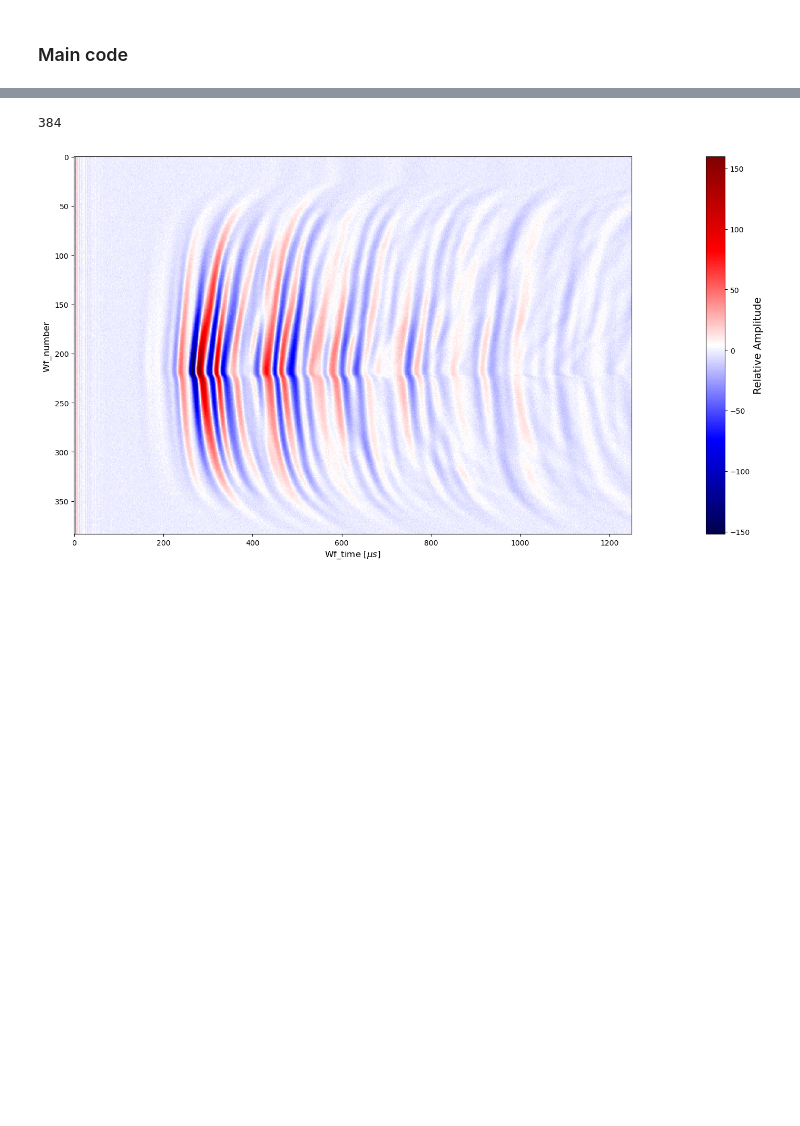
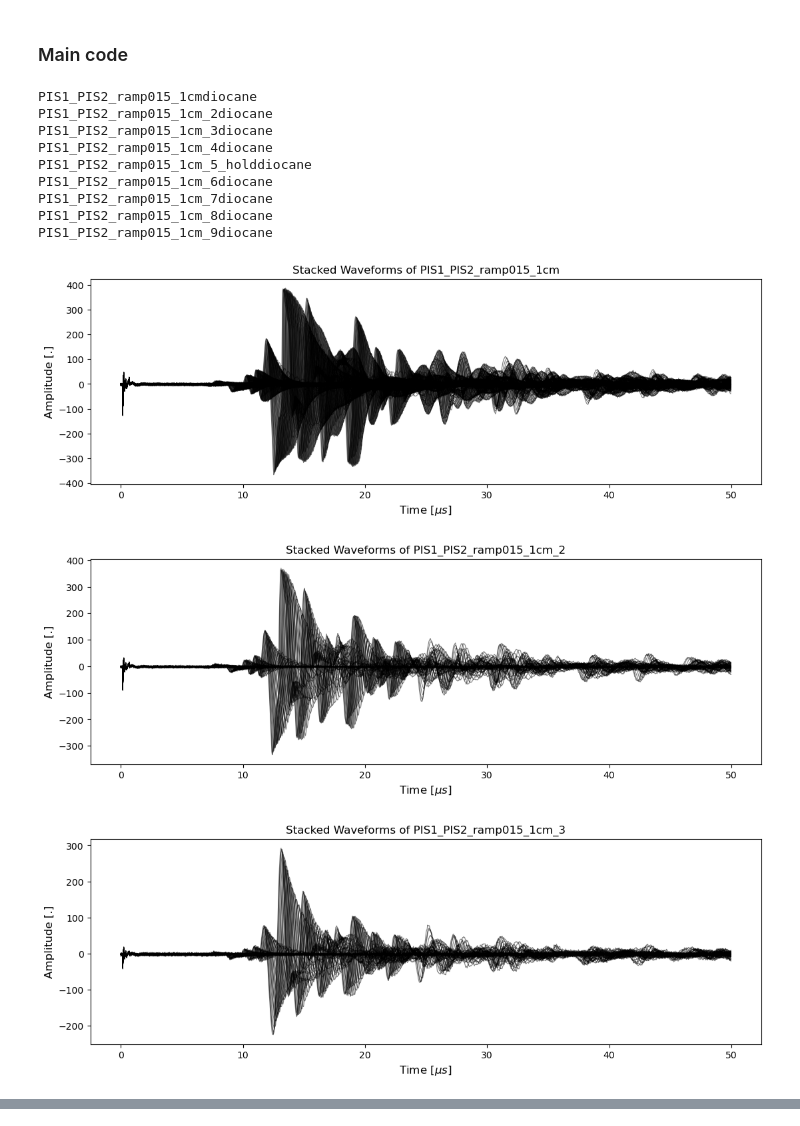
Before and after one commit to Bic10/lab_UW, a Jupyter notebook: procedura_caratterizzazione_impulso.ipynb, the cells around one changed output, grey strips where cells are left out. Cells and saved outputs as stored; diff of their text form; code cells hidden in the pictures; blank space fills up the shorter version.

```diff
--- a/procedura_caratterizzazione_impulso.ipynb
+++ b/procedura_caratterizzazione_impulso.ipynb
@@ -32,15 +62,20 @@ percorso = os.getcwd()
 percorso
 
 #INPUT and OUTPUT FOLDERS
-test_dir_path = 'C:\\Users\\miche\\Documents\\Università\\PhD\\experiments_uw\\s0097\\data_tsv'
+test_dir_path = 'C:\\Users\\miche\\Documents\\Università\\PhD\\experiments_uw\\s0096\\data_tsv'
 
 outdir_name = "images"
-outdir_path = os.path.join(test_dir_path,outdir_name)
+outdir_waveforms = "waveforms"
+outdir_amplitude = "amplitude_maps"
+outdir_path_waveforms = os.path.join(test_dir_path,outdir_name, outdir_waveforms)
+outdir_path_amplitude = os.path.join(test_dir_path,outdir_name, outdir_amplitude)
 
-if not os.path.exists(outdir_path):
-    os.mkdir(outdir_path)
 
-format = '.png'
+if not (os.path.exists(outdir_path_waveforms) or os.path.exists(outdir_path_amplitude)):
+    os.makedirs(outdir_path_waveforms)
+    os.makedirs(outdir_path_amplitude)
+
+formato = '.png'
 
 ### Some plot features ###
 row_to_plot = 200  #which waveform to plot
@@ -49,8 +84,9 @@ highlight_start = 0
 highlight_end = 0
 ylim_plot = 500
 xlim_plot= 20
-ticks_steps = 1 #[microseconds] plot ticks
+ticks_steps_waveforms = 1 #[microseconds] plot ticks
 step_wf_to_plot = 10  #more waveforms on the same plot
+amp_scale = 300  #color map for amplitude scale
 
 ### METADATA ###
 encoding = 'iso8859' #read greek letters
@@ -62,42 +98,52 @@ for infile_name in tqdm(iterable=os.listdir(test_dir_path), desc='Opening files'
         ### IMPORT DATA ###
         file_path = os.path.join(test_dir_path, infile_name)
         # data = pd.read_csv(file_path, encoding = encoding, sep = '\t', skiprows = 4, header = None).dropna()
         with open(file_path,"rb") as infile:
             general = next(infile).decode(encoding)
             amplitude_scale = next(infile).decode(encoding)
             time_scale = next(infile).decode(encoding)
            #  print(time_scale)           # check what is going on below
             stupid_scale = next(infile).decode(encoding)
             # DEFINE TIME SCALE USING METADATA
             time_info = re.findall(r"\d+\.*\d*",time_scale)   # find all float in the string "time_scale" using regular expression:
                                                         # the first argument of findall must be a "regular expression". It start with an r so
                                                         # is an r-string, that means "\" can be read as a normal character
                                                         # The regular expression "\d+\.*\d*" means "match all the digits that are adiacent as
                                                         # a single entry and, if they are followed by a dot and some other digits, they are still
                                                         # the same numbers". So it gets as a single number both 1, 10, 1.4, 10.42 etc.
             time_info = [float(entry) for entry in time_info]           # just convert the needed info in float number
             time = np.arange(time_info[0],time_info[1],time_info[3])
             number_of_samples = time_info[2]
-            time_ticks = np.arange(time[0], time[-1], ticks_steps)
+            time_ticks_waveforms = np.arange(time[0], time[-1], ticks_steps_waveforms)
 
-            ### HANDLING EMPTY LINES###
-            data_list = []
-            for line in infile:
-                line = line.decode(encoding)
-                line = line.split("\t")
-                if len(line) < number_of_samples:   #The empty lines are surely shorter than wf lines (determined by the number of samples)
-                    continue
-                data_list.append(line)
+            data_list = handling_empty_lines(infile, encoding, number_of_samples)
 
             data = np.array(data_list).astype(float)  #convert list in array
 
 
             #CHOOSE THE FILE PATH OF THE OUTPUT
             infile_name = infile_name.split('.')[0]    # remove extension
-            outfile_name = "_".join(("waveform",infile_name))
-            outfile_path = os.path.join(outdir_path, outfile_name)
+            outfile_path_waveforms = os.path.join(outdir_path_waveforms, infile_name)
+            outfile_path_amplitude = os.path.join(outdir_path_amplitude, infile_name)
+
                 ### PLOT DATA ###
+            stacking_uw_plot(outfile_path_waveforms, data, step_wf_to_plot, time, remove_starting_noise, highlight_start, highlight_end, time_ticks_waveforms, ylim_plot, xlim_plot, formato)
+            amplitude_map(outfile_path_amplitude,data, amp_scale, formato)
             try:
-                stacking_uw_plot(outfile_path, data, step_wf_to_plot, time, remove_starting_noise, highlight_start, higlight_end, time_ticks, ylim_plot, xlim_plot)
+                stacking_uw_plot(outfile_path_waveforms, data, step_wf_to_plot, time, remove_starting_noise, highlight_start, highlight_end, time_ticks_waveforms, ylim_plot, xlim_plot, formato)
+                amplitude_map(outfile_path_amplitude,data, amp_scale, formato)
             except:
                 print(infile_name + "diocane")
+# %% [output]
+PIS1_PIS2_ramp015_1cmdiocane
+PIS1_PIS2_ramp015_1cm_2diocane
+PIS1_PIS2_ramp015_1cm_3diocane
+PIS1_PIS2_ramp015_1cm_4diocane
+PIS1_PIS2_ramp015_1cm_5_holddiocane
+PIS1_PIS2_ramp015_1cm_6diocane
+PIS1_PIS2_ramp015_1cm_7diocane
+PIS1_PIS2_ramp015_1cm_8diocane
+PIS1_PIS2_ramp015_1cm_9diocane
+[figure, added]
+[figure, added]
+[figure, added]
@@ -104,21 +155,0 @@ for infile_name in tqdm(iterable=os.listdir(test_dir_path), desc='Opening files'
-# %%
-len(data)
-# %% [output]
-384
-# %%
-fig,ax1 = plt.subplots(ncols=2,figsize=(15,8))
-ax1 = plt.subplot()
-cmap = plt.get_cmap('seismic')
-im = ax1.imshow(data, aspect='auto',origin='upper',interpolation='none',cmap = cmap, extent = [])
-
-cbar= fig.colorbar(im,pad=0.1)
-cbar.set_label("Relative Amplitude", fontsize = 14)
-
-ax1.set_xlabel('Wf_time [$\mu s$]', fontsize = 12)
-ax1.set_ylabel('Wf_number ', fontsize = 12)
-
-
-
-fig.tight_layout()
-# %% [output]
-[figure, removed]
```
Also changed, not shown: parts of 2 cells of this notebook.
